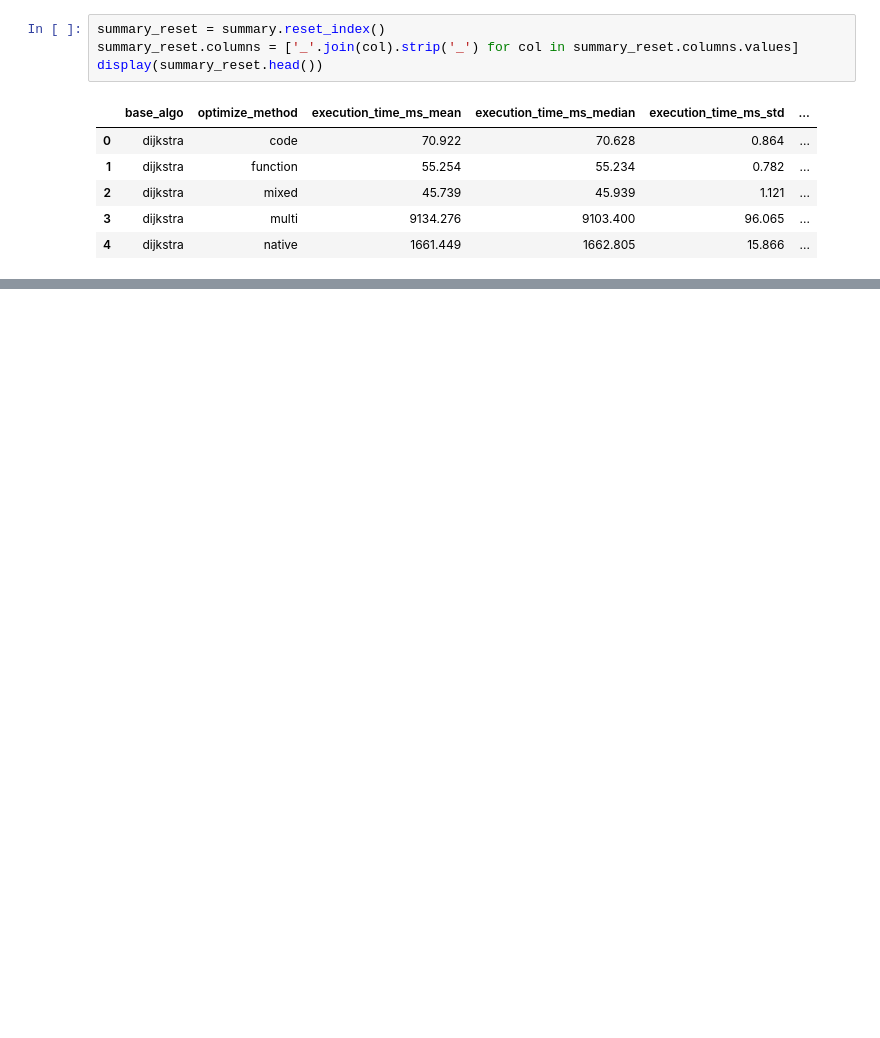
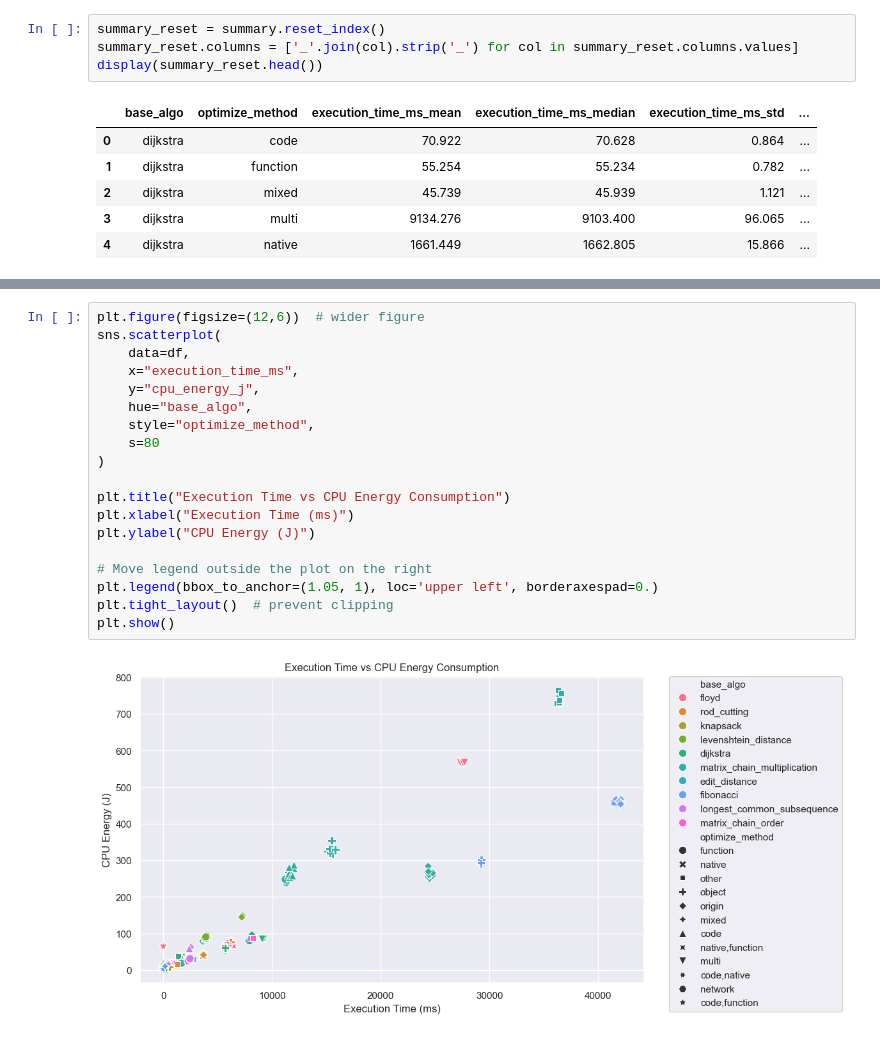
Before and after one commit to ZhaohanGao/experiment-runner, a Jupyter notebook: data_analysis.ipynb, the cells around one changed output, grey strips where cells are left out. Drawn from its saved outputs; the diff is of its cells as text; blank space fills up the shorter version.

Commit message:
Data analysis

```diff
--- a/data_analysis.ipynb
+++ b/data_analysis.ipynb
@@ -200,0 +203,21 @@ plt.show()
+# %%
+plt.figure(figsize=(12,6))  # wider figure
+sns.scatterplot(
+    data=df,
+    x="execution_time_ms",
+    y="cpu_energy_j",
+    hue="base_algo",
+    style="optimize_method",
+    s=80
+)
+
+plt.title("Execution Time vs CPU Energy Consumption")
+plt.xlabel("Execution Time (ms)")
+plt.ylabel("CPU Energy (J)")
+
+# Move legend outside the plot on the right
+plt.legend(bbox_to_anchor=(1.05, 1), loc='upper left', borderaxespad=0.)
+plt.tight_layout()  # prevent clipping
+plt.show()
+# %% [output]
+[figure, added]
```
Also changed, not shown: parts of 10 cells of this notebook, 1 other file.
